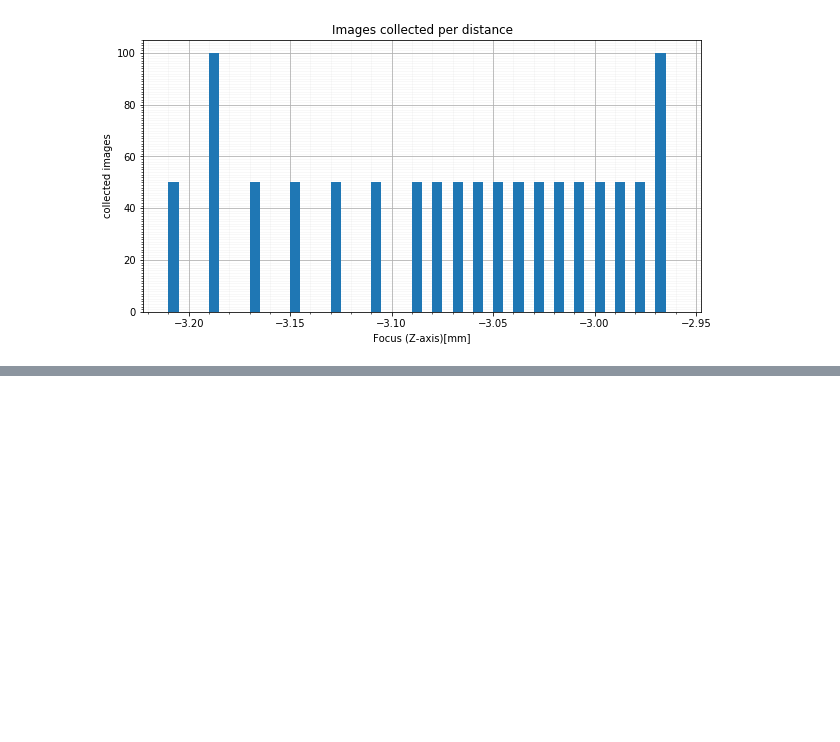
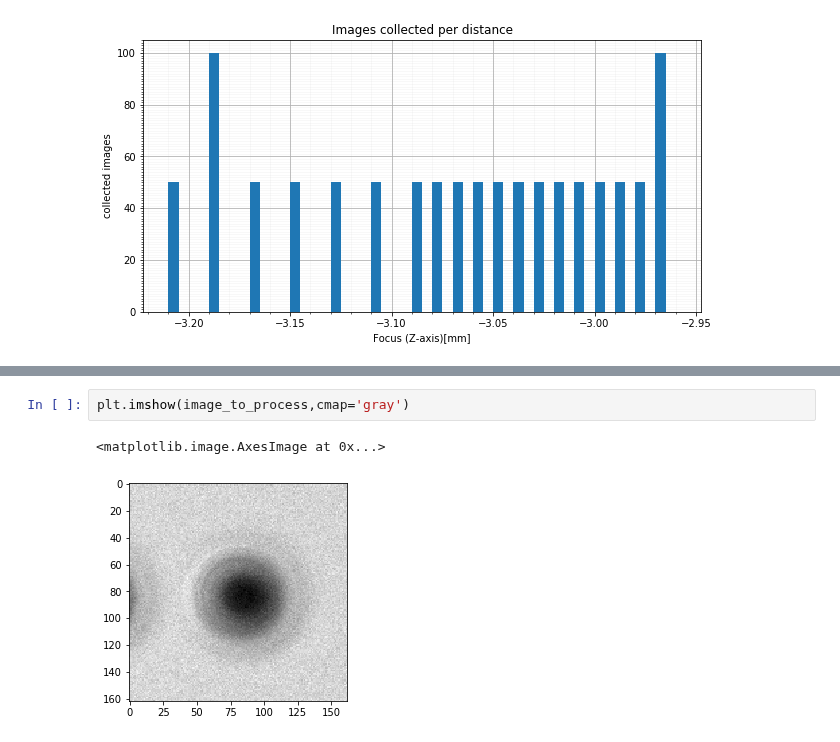
Before and after one commit to Niloo1371/Finding_droplets, a Jupyter notebook: Preprocessing/Analysis_of_scans.ipynb, the cells around one changed output, grey strips where cells are left out. Cells and saved outputs as stored; diff of their text form; blank space fills up the shorter version.

```diff
--- a/Preprocessing/Analysis_of_scans.ipynb
+++ b/Preprocessing/Analysis_of_scans.ipynb
@@ -219,0 +304,5 @@ sorted
+# %%
+plt.imshow(image_to_process,cmap='gray')
+# %% [output]
+<matplotlib.image.AxesImage at 0x...>
+[figure, added]
```
Also changed, not shown: parts of 10 cells of this notebook, 11 other files.
